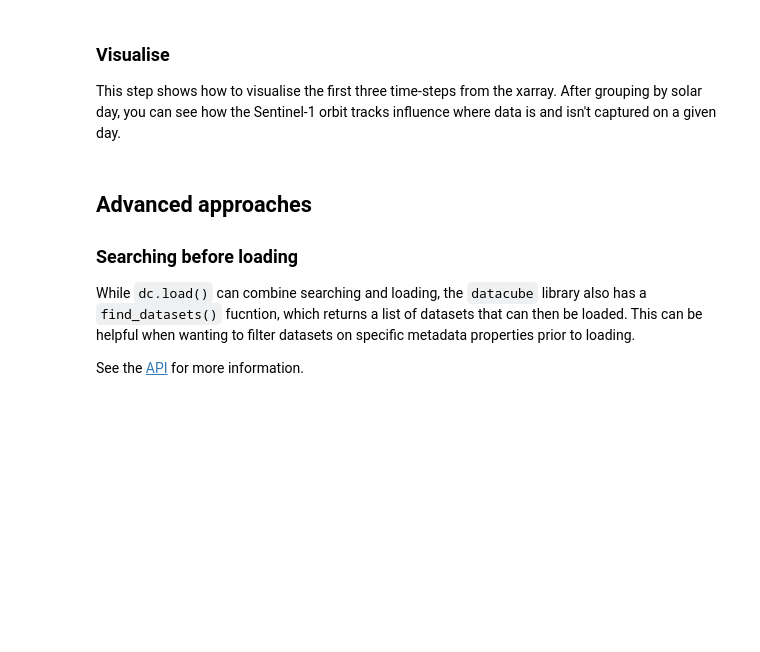
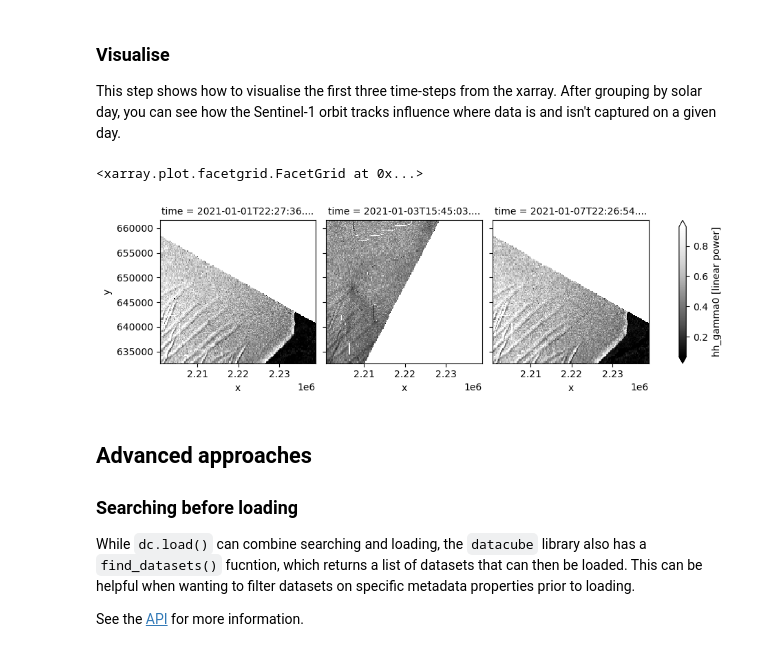
Before and after one commit to eloise-b/de-sar-sample-data, a Jupyter notebook: demo_notebooks/tutorial/04_loading_with_datacube.ipynb, the cells around one changed output. Saved outputs shown, nothing was run; the diff lists cells and outputs as text; code cells hidden in the pictures; blank space fills up the shorter version.

```diff
--- a/demo_notebooks/tutorial/04_loading_with_datacube.ipynb
+++ b/demo_notebooks/tutorial/04_loading_with_datacube.ipynb
@@ -65,27 +122,27 @@ When working with the Open Data Cube datacube API, it is possible to do searchin
 ### Set search and load parameters
 # %%
 # Products to query
-product_to_load = "ga_s1_nrb_iw_vv_vh_0"
+product_to_load = "ga_s1_nrb_iw_hh_1"
 
 # Area of interest
 aoi_bbox = BoundingBox(
-    left=146.4655,
-    bottom=-42.3112,
-    right=147.2916,
-    top=-41.6316,
+    left=73.5,
+    bottom=-69.1,
+    right=74.0,
+    top=-68.8,
     crs="EPSG:4326"
 )
 
 # Date range of interest
-start_date = "2024-06-01"
-end_date = "2025-06-30"
+start_date = "2021-01-01"
+end_date = "2021-03-01"
 
 # Measurements to load
-measurements_to_load = ["VV_gamma0", "VH_gamma0", "mask"]
+measurements_to_load = ["hh_gamma0", "oa_layover_shadow_mask"]
 
 # CRS and resolution
-output_crs = "EPSG:3577"
-output_res = 20
+output_crs = "EPSG:3031"
+output_res = 200 # When loading a larger area, you can save time and memory by increasing the pixel size (lower resolution)
 
 # Property or function to group by. "solar_day" is already built into odc-stac
 groupy_by_operation = "solar_day"
@@ -135,7 +257,10 @@ ds
 This step shows how to visualise the first three time-steps from the xarray.
 After grouping by solar day, you can see how the Sentinel-1 orbit tracks influence where data is and isn't captured on a given day.
 # %%
-ds.isel(time=range(0,3))["VV_gamma0"].plot.imshow(col="time", col_wrap=3, robust=True, cmap="Greys_r")
+ds.isel(time=range(0,3))["hh_gamma0"].plot.imshow(col="time", col_wrap=3, robust=True, cmap="Greys_r")
+# %% [output]
+<xarray.plot.facetgrid.FacetGrid at 0x...>
+[figure, added]
 # %% [markdown]
 ## Advanced approaches
 
```
Also changed, not shown: parts of 17 cells of this notebook.
